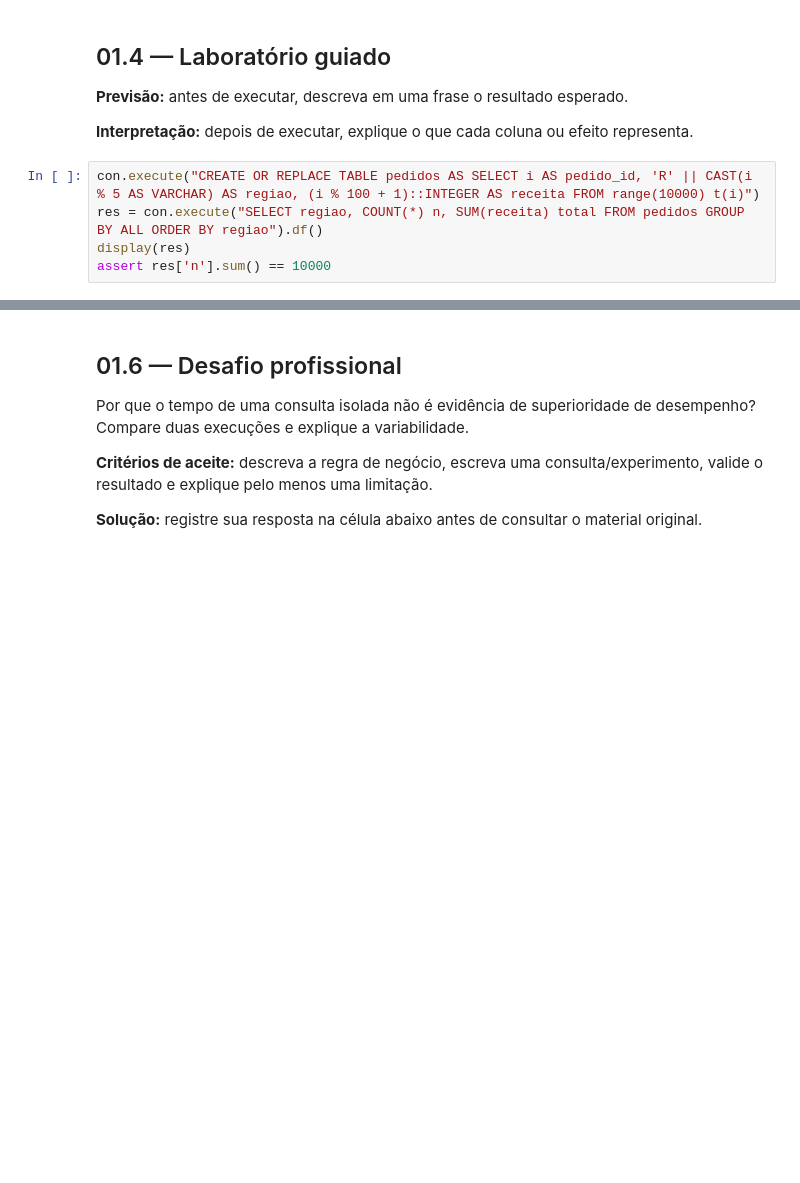
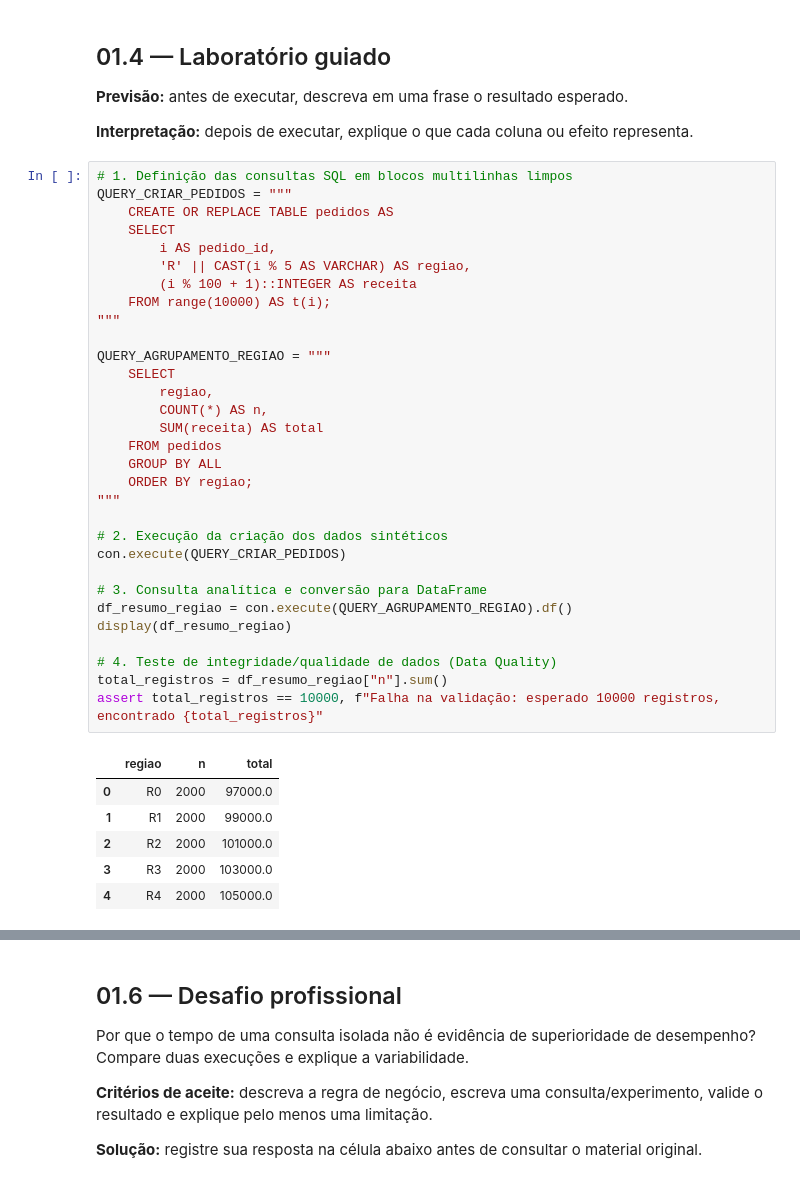
Before and after one commit to aestevaomoraes/duckdb-masterclass, a Jupyter notebook: 01_Arquitetura_OLAP_In-Process_e_Benchmark_TPC-H.ipynb, the cells around one changed output, grey strips where cells are left out. Cells and saved outputs as stored; diff of their text form; blank space fills up the shorter version.

```diff
--- a/01_Arquitetura_OLAP_In-Process_e_Benchmark_TPC-H.ipynb
+++ b/01_Arquitetura_OLAP_In-Process_e_Benchmark_TPC-H.ipynb
@@ -51,7 +89,40 @@ con = duckdb.connect(':memory:')
 
 **Interpretação:** depois de executar, explique o que cada coluna ou efeito representa.
 # %%
-con.execute("CREATE OR REPLACE TABLE pedidos AS SELECT i AS pedido_id, 'R' || CAST(i % 5 AS VARCHAR) AS regiao, (i % 100 + 1)::INTEGER AS receita FROM range(10000) t(i)")
-res = con.execute("SELECT regiao, COUNT(*) n, SUM(receita) total FROM pedidos GROUP BY ALL ORDER BY regiao").df()
-display(res)
-assert res['n'].sum() == 10000
+# 1. Definição das consultas SQL em blocos multilinhas limpos
+QUERY_CRIAR_PEDIDOS = """
+    CREATE OR REPLACE TABLE pedidos AS
+    SELECT
+        i AS pedido_id,
+        'R' || CAST(i % 5 AS VARCHAR) AS regiao,
+        (i % 100 + 1)::INTEGER AS receita
+    FROM range(10000) AS t(i);
+"""
+
+QUERY_AGRUPAMENTO_REGIAO = """
+    SELECT
+        regiao,
+        COUNT(*) AS n,
+        SUM(receita) AS total
+    FROM pedidos
+    GROUP BY ALL
+    ORDER BY regiao;
+"""
+
+# 2. Execução da criação dos dados sintéticos
+con.execute(QUERY_CRIAR_PEDIDOS)
+
+# 3. Consulta analítica e conversão para DataFrame
+df_resumo_regiao = con.execute(QUERY_AGRUPAMENTO_REGIAO).df()
+display(df_resumo_regiao)
+
+# 4. Teste de integridade/qualidade de dados (Data Quality)
+total_registros = df_resumo_regiao["n"].sum()
+assert total_registros == 10000, f"Falha na validação: esperado 10000 registros, encontrado {total_registros}"
+# %% [output]
+|  | regiao | n | total |
+| 0 | R0 | 2000 | 97000.0 |
+| 1 | R1 | 2000 | 99000.0 |
+| 2 | R2 | 2000 | 101000.0 |
+| 3 | R3 | 2000 | 103000.0 |
+| 4 | R4 | 2000 | 105000.0 |
```
Also changed, not shown: parts of 24 cells of this notebook.
